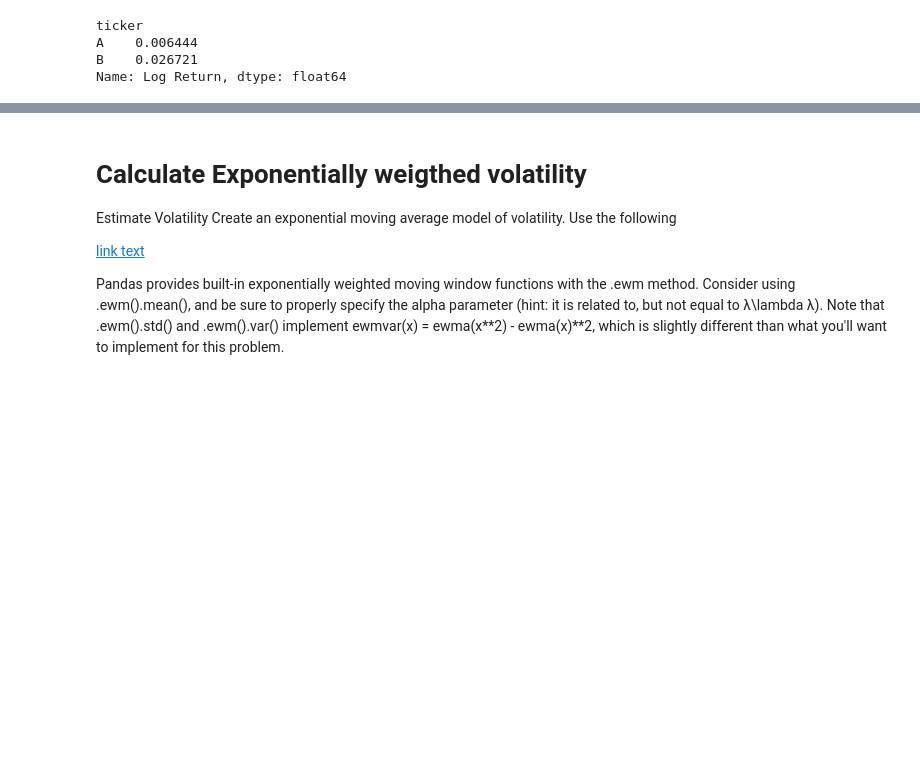
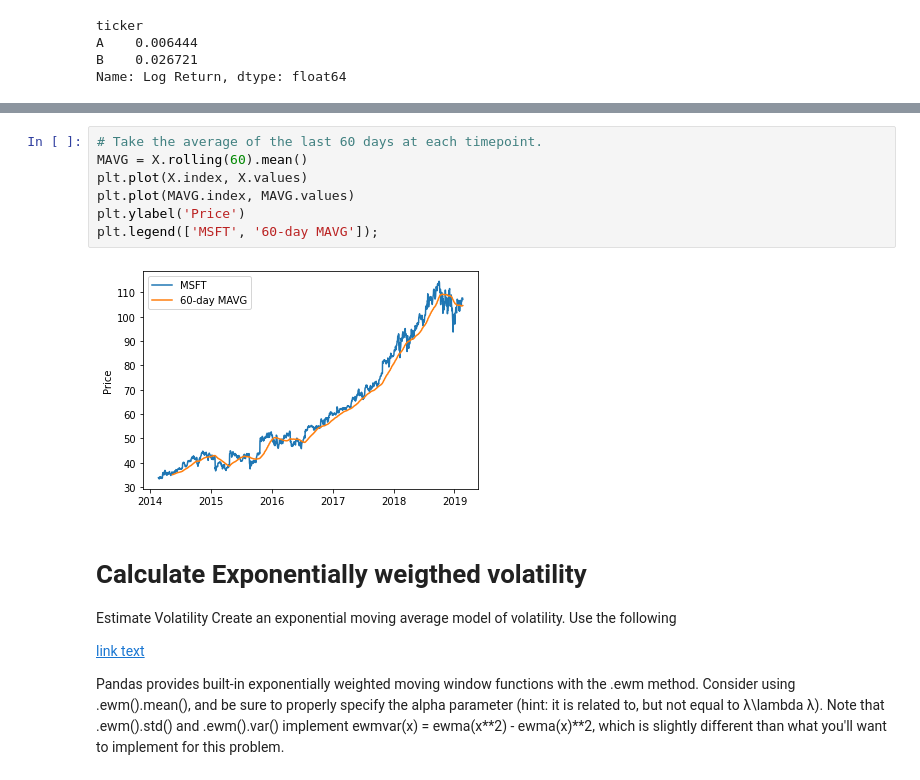
Before and after one commit to PeterSlakhorst/colab_jupyter, a Jupyter notebook: returns.ipynb, the cells around one changed output, grey strips where cells are left out. Cells and saved outputs as stored; diff of their text form; blank space fills up the shorter version.

```diff
--- a/returns.ipynb
+++ b/returns.ipynb
@@ -86,3 +122,12 @@ Name: Log Return, dtype: float64
+# %%
+# Take the average of the last 60 days at each timepoint.
+MAVG = X.rolling(60).mean()
+plt.plot(X.index, X.values)
+plt.plot(MAVG.index, MAVG.values)
+plt.ylabel('Price')
+plt.legend(['MSFT', '60-day MAVG']);
+# %% [output]
+[figure, added]
 # %% [markdown]
 # Calculate Exponentially weigthed volatility
 
```
Also changed, not shown: parts of 7 cells of this notebook.
